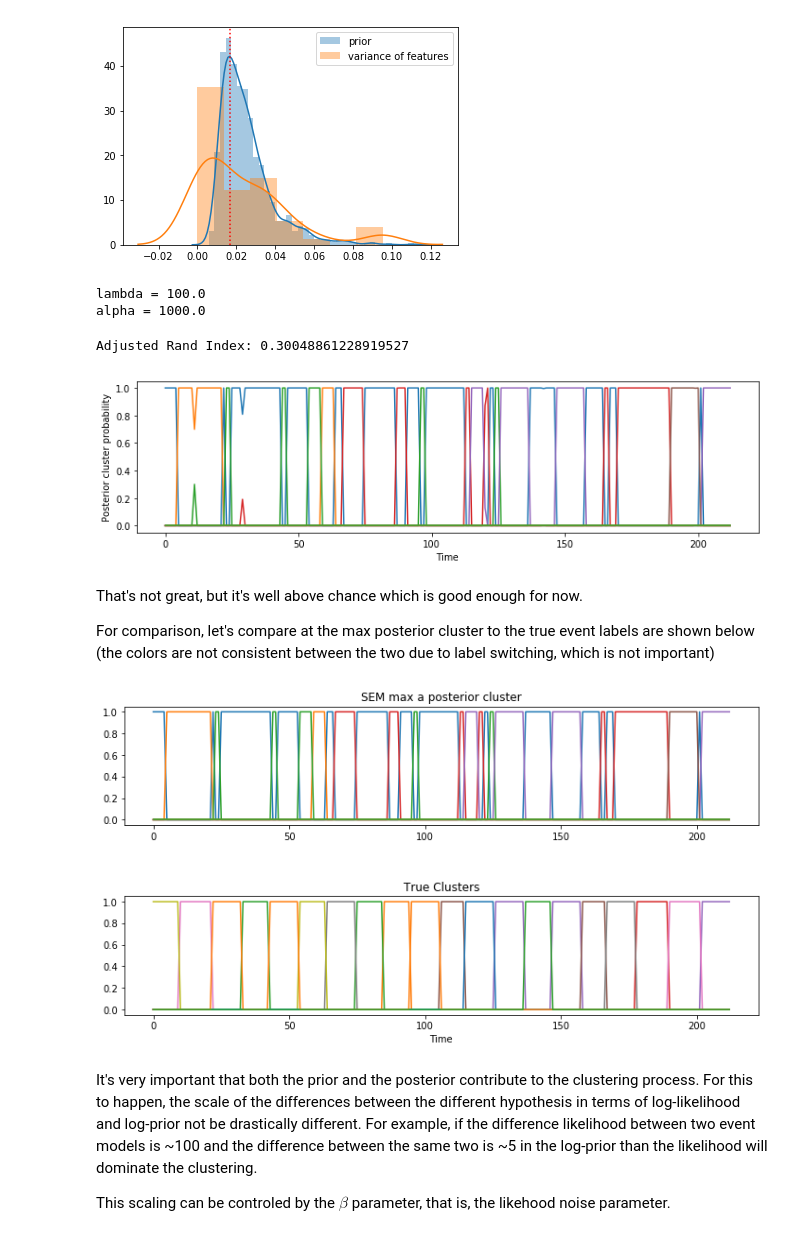
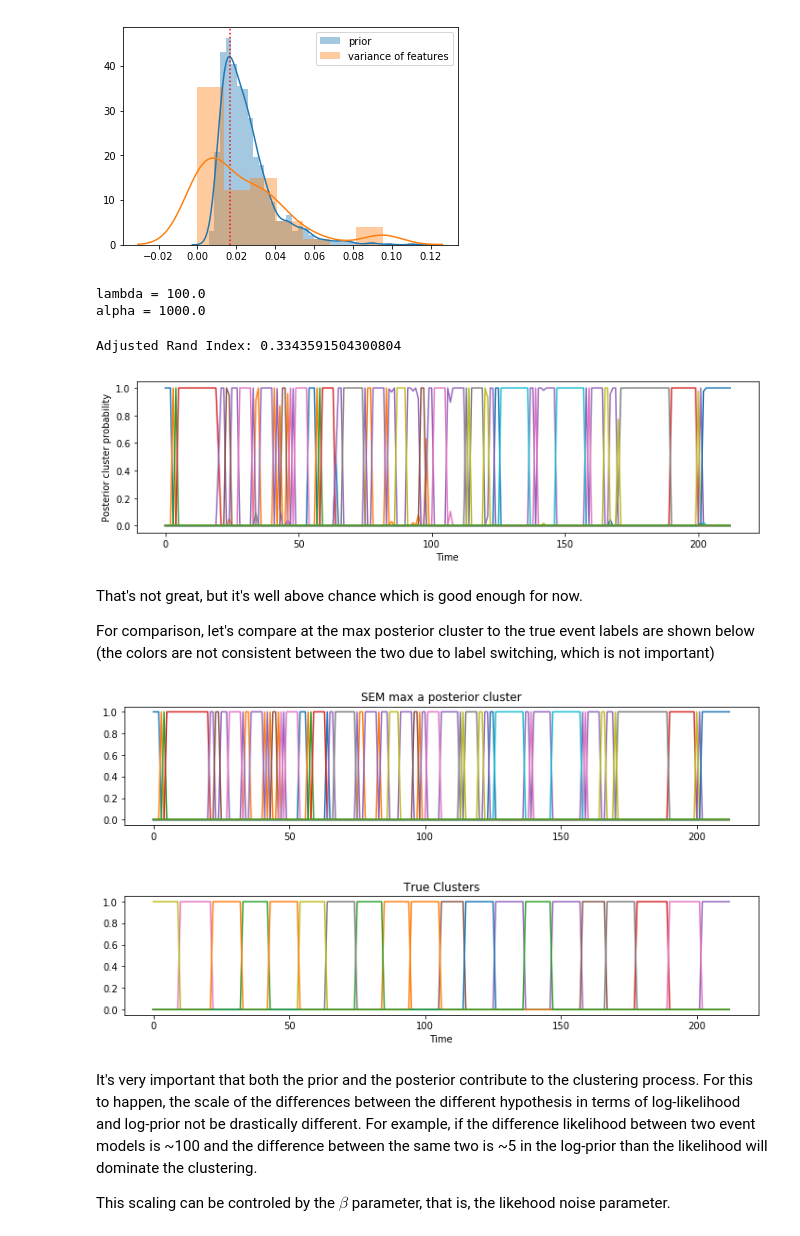
Before and after one commit to nicktfranklin/SEM_paper_simulations, a Jupyter notebook: Demo - Motion Capture Data.ipynb, the cells around one changed output. Cells and saved outputs as stored; diff of their text form; code cells hidden in the pictures.

```diff
--- a/Demo - Motion Capture Data.ipynb
+++ b/Demo - Motion Capture Data.ipynb
@@ -145,7 +145,6 @@ Median Feature variance: 0.016253005143
 [figure]
 # %%
 import tensorflow as tf
-from models import SEM, KerasMultiLayerPerceptron
 from sklearn.metrics import adjusted_rand_score
 
 # set the parameters for the models
@@ -157,40 +156,39 @@ t_horizon = 2 # time horizon to consider
 lmda = 100.
 alfa = 1000.0
 
-f_class=KerasMultiLayerPerceptron
-f_opts=dict(var_scale0=scale0, var_df0=df0, l2_regularization=0.0001, dropout=0.1)
-# f_opts=dict(t=t_horizon, var_scale0=scale0, var_df0=df0, l2_regularization=0.3, dropout=0.1)
+f_class=GRUEvent
+f_opts=dict(var_scale0=scale0, var_df0=df0, dropout=0.5)
 
 
 Omega = {
     'lmda': lmda,  # Stickyness (prior)
     'alfa': alfa, # Concentration parameter (prior)
     'f_class': f_class,
     'f_opts': f_opts
 }
 print 'lambda =', lmda
 print 'alpha =', alfa
 
 sem = SEM(**Omega)
-sem.run(X_train, K=X_train.shape[0])
+sem.run(X_train)
 
 # get the MAP event models
 y_hat = sem.results.e_hat
 
 r = adjusted_rand_score(y_train, y_hat)
 
 print "Adjusted Rand Index:", r
 plt.figure(figsize=(12, 3.0))
 plt.plot(sem.results.post)
 plt.gca().set_ylabel('Posterior cluster probability')
 plt.gca().set_xlabel('Time')
 plt.show()
 tf.Session().close()
 # %% [output]
 lambda = 100.0
 alpha = 1000.0
-Adjusted Rand Index: 0.30048861228919527
+Adjusted Rand Index: 0.3343591504300804
-[figure, old version]
+[figure, new version]
 # %% [markdown]
 That's not great, but it's well above chance which is good enough for now.
 
@@ -214,7 +212,7 @@ axes[1].set_xlabel('Time')
 plt.subplots_adjust(hspace=0.6)
 plt.show()
 # %% [output]
-[figure, old version]
+[figure, new version]
 # %% [markdown]
 It's very important that both the prior and the posterior contribute to the clustering process. For this to happen, the scale of the differences between the different hypothesis in terms of log-likelihood and log-prior not be drastically different. For example, if the difference likelihood between two event models is ~100 and the difference between the same two is ~5 in the log-prior than the likelihood will dominate the clustering.
 
```
Also changed, not shown: parts of 18 cells of this notebook, 1 other file.
